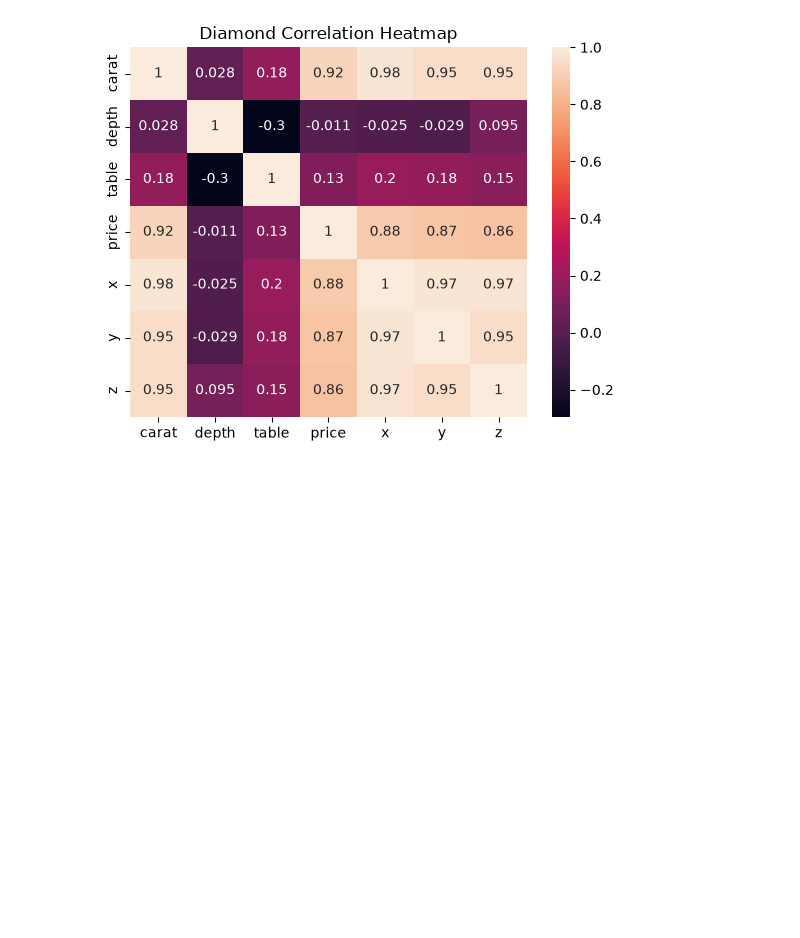
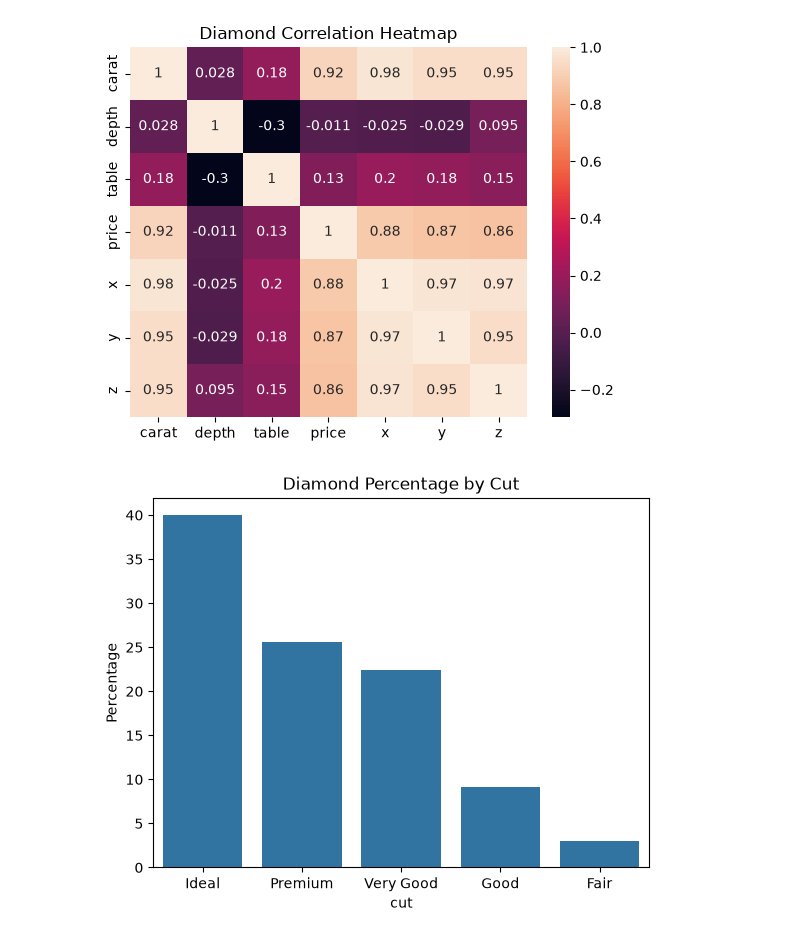
Before and after one commit to Akash-paswan/Seaborn-practice-questions-, a Jupyter notebook: diamond dataset/daimond.ipynb, the cells around one changed output. Cells and saved outputs as stored; diff of their text form; code cells hidden in the pictures; blank space fills up the shorter version.

```diff
--- a/diamond dataset/daimond.ipynb
+++ b/diamond dataset/daimond.ipynb
@@ -87,3 +87,16 @@ plt.title("Diamond Correlation Heatmap")
 plt.show()
 # %% [output]
 [figure]
+# %%
+cut_count = diamonds["cut"].value_counts(normalize=True) * 100
+
+sns.barplot(
+    x=cut_count.index,
+    y=cut_count.values
+)
+
+plt.ylabel("Percentage")
+plt.title("Diamond Percentage by Cut")
+plt.show()
+# %% [output]
+[figure, added]
```
Also changed, not shown: parts of 1 cell of this notebook.
